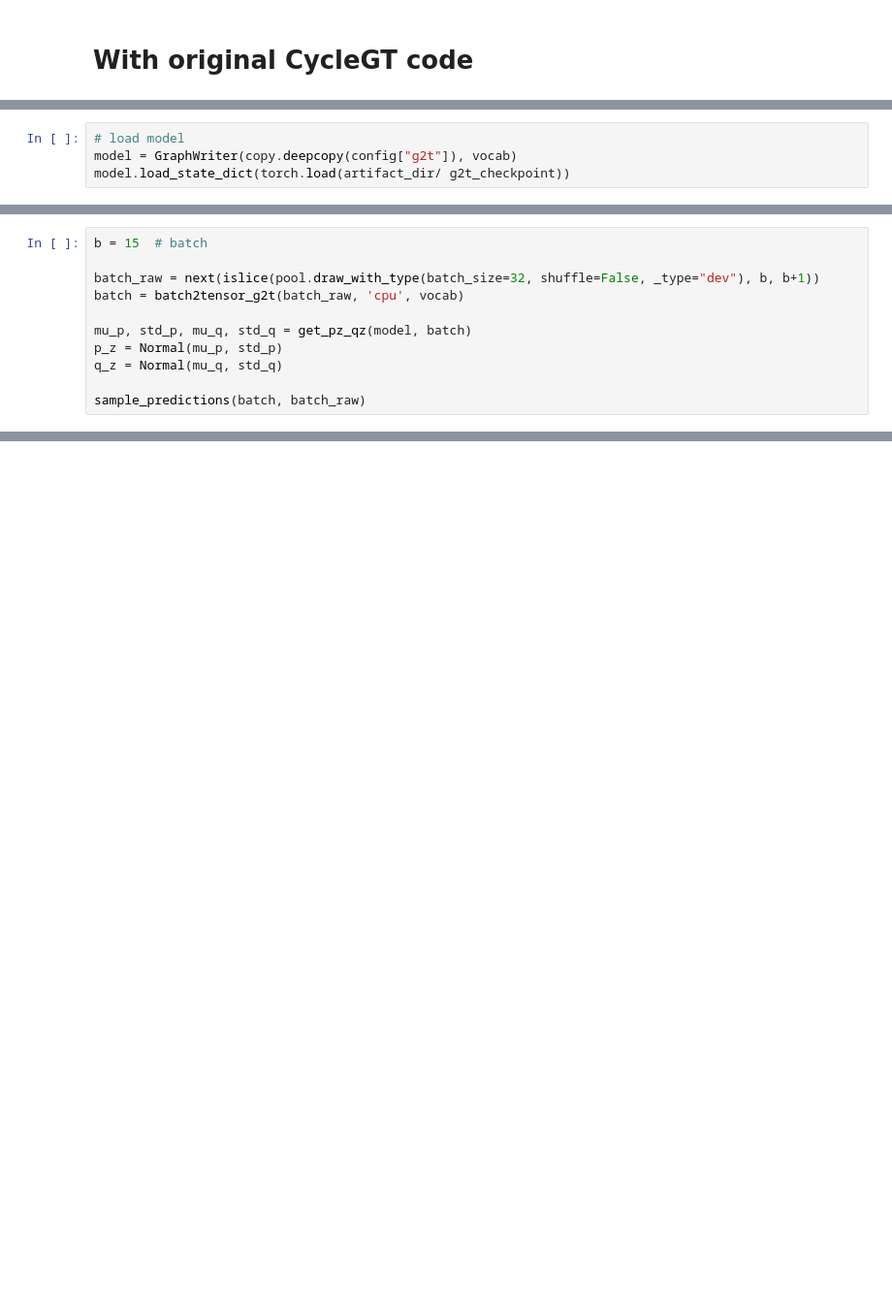
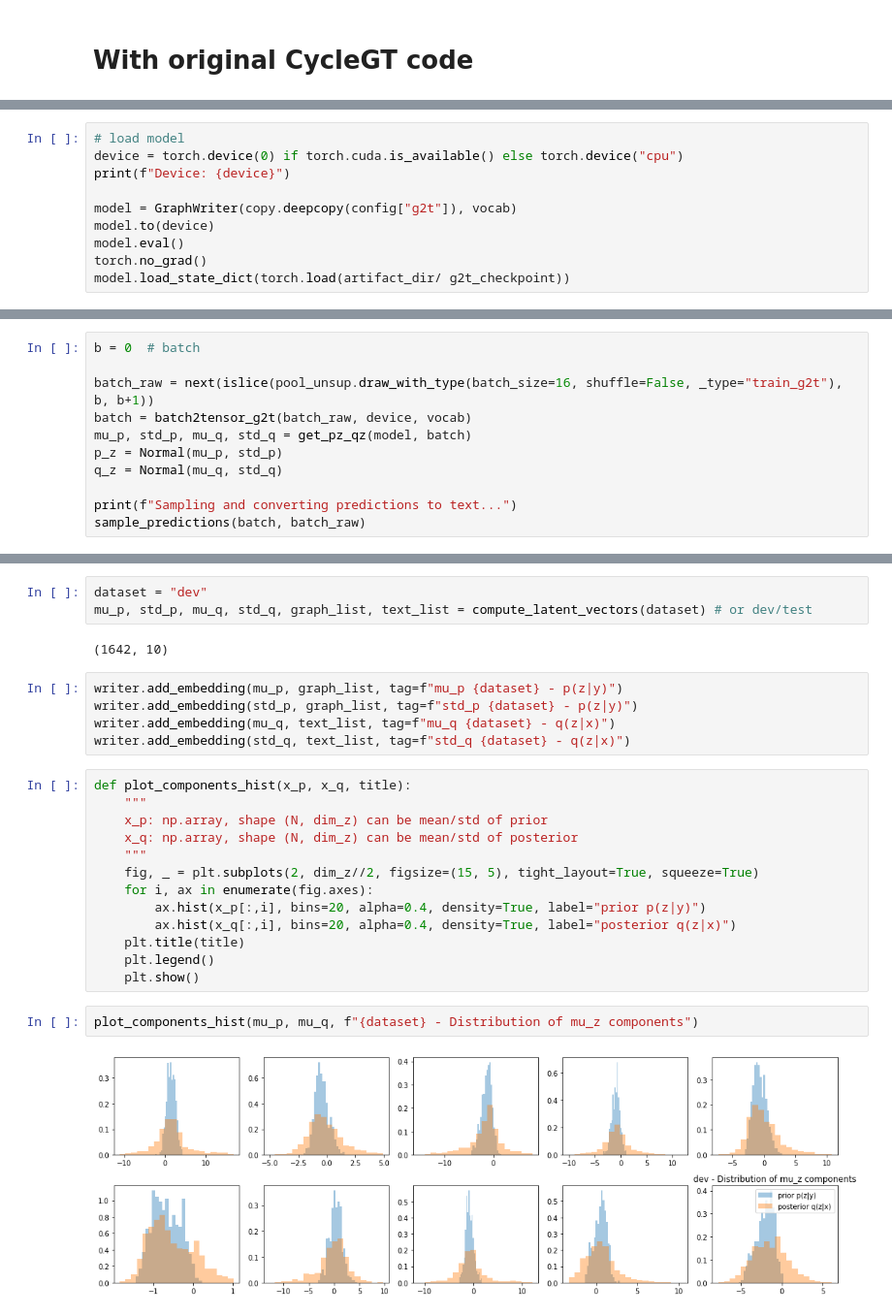
Before and after one commit to alxthm/data2text, a Jupyter notebook: notebooks/1.0-latent-dim-exploration.ipynb, the cells around one changed output, grey strips where cells are left out. Shown: that part at 97% size. Cells and saved outputs as stored; diff of their text form; blank space fills up the shorter version.

Commit message:
experiences with latent space: plot components histogram, and log embeddings to tensorboard for PCA visualization

```diff
--- a/notebooks/1.0-latent-dim-exploration.ipynb
+++ b/notebooks/1.0-latent-dim-exploration.ipynb
@@ -141,5 +168,11 @@ INFO:root:MAX_LEN 31
 # %%
 # load model
+device = torch.device(0) if torch.cuda.is_available() else torch.device("cpu")
+print(f"Device: {device}")
+
 model = GraphWriter(copy.deepcopy(config["g2t"]), vocab)
+model.to(device)
+model.eval()
+torch.no_grad()
 model.load_state_dict(torch.load(artifact_dir/ g2t_checkpoint))
 # %% [output]
@@ -212,12 +248,12 @@ Predictions with samples z~p(z|y) from prior:
 # %%
-b = 15  # batch
+b = 0  # batch
 
-batch_raw = next(islice(pool.draw_with_type(batch_size=32, shuffle=False, _type="dev"), b, b+1))
-batch = batch2tensor_g2t(batch_raw, 'cpu', vocab)
-
+batch_raw = next(islice(pool_unsup.draw_with_type(batch_size=16, shuffle=False, _type="train_g2t"), b, b+1))
+batch = batch2tensor_g2t(batch_raw, device, vocab)
 mu_p, std_p, mu_q, std_q = get_pz_qz(model, batch)
 p_z = Normal(mu_p, std_p)
 q_z = Normal(mu_q, std_q)
 
+print(f"Sampling and converting predictions to text...")
 sample_predictions(batch, batch_raw)
 # %% [output]
@@ -240,0 +310,27 @@ Predictions with samples z~p(z|y) from prior:
+# %%
+dataset = "dev"
+mu_p, std_p, mu_q, std_q, graph_list, text_list = compute_latent_vectors(dataset) # or dev/test
+# %% [output]
+(1642, 10)
+# %%
+writer.add_embedding(mu_p, graph_list, tag=f"mu_p {dataset} - p(z|y)")
+writer.add_embedding(std_p, graph_list, tag=f"std_p {dataset} - p(z|y)")
+writer.add_embedding(mu_q, text_list, tag=f"mu_q {dataset} - q(z|x)")
+writer.add_embedding(std_q, text_list, tag=f"std_q {dataset} - q(z|x)")
+# %%
+def plot_components_hist(x_p, x_q, title):
+    """
+    x_p: np.array, shape (N, dim_z) can be mean/std of prior
+    x_q: np.array, shape (N, dim_z) can be mean/std of posterior
+    """
+    fig, _ = plt.subplots(2, dim_z//2, figsize=(15, 5), tight_layout=True, squeeze=True)
+    for i, ax in enumerate(fig.axes):
+        ax.hist(x_p[:,i], bins=20, alpha=0.4, density=True, label="prior p(z|y)")
+        ax.hist(x_q[:,i], bins=20, alpha=0.4, density=True, label="posterior q(z|x)")
+    plt.title(title)
+    plt.legend()
+    plt.show()
+# %%
+plot_components_hist(mu_p, mu_q, f"{dataset} - Distribution of mu_z components")
+# %% [output]
+[figure, added]
```
Also changed, not shown: parts of 15 cells of this notebook.
